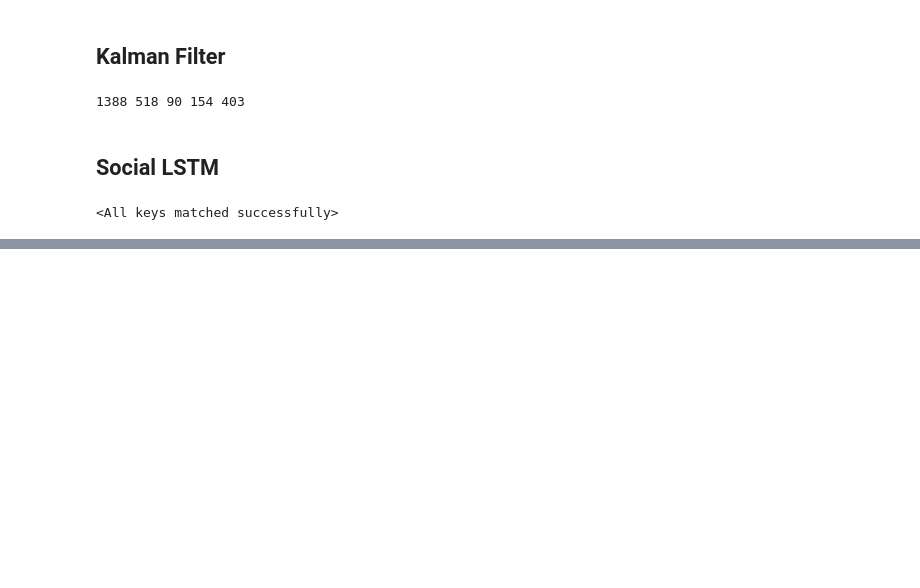
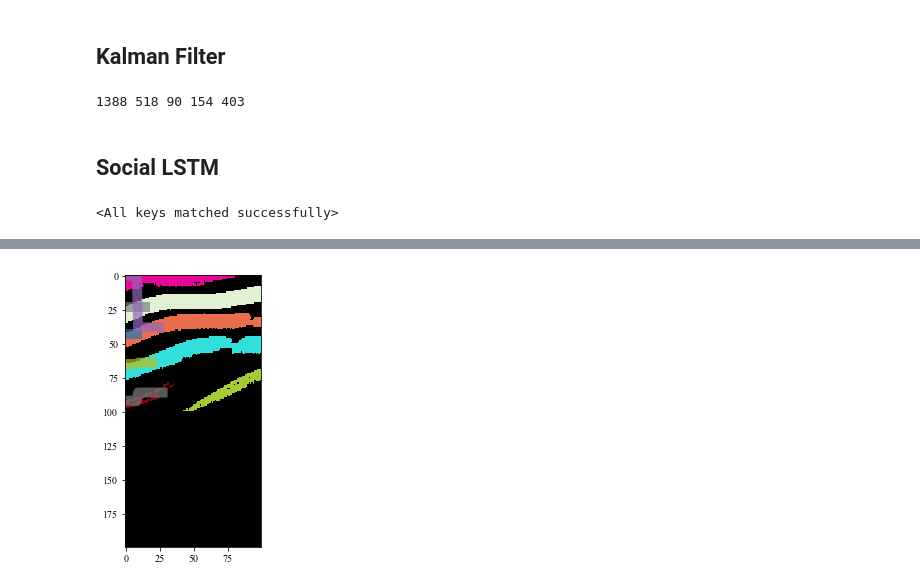
Before and after one commit to jksdbks123/Lidar-Tracker, a Jupyter notebook: ContextAware/DeepLearning/Evaluation2ndRevision.ipynb, the cells around one changed output, grey strips where cells are left out. Saved outputs shown, nothing was run; the diff lists cells and outputs as text; code cells hidden in the pictures; blank space fills up the shorter version.

```diff
--- a/ContextAware/DeepLearning/Evaluation2ndRevision.ipynb
+++ b/ContextAware/DeepLearning/Evaluation2ndRevision.ipynb
@@ -626 +649,7 @@ for frame_ind in tqdm(range(len(time_space_diagram_list))):
+# %%
+with torch.no_grad():
+    model.eval()
+    pred_distributions = model(input_positions, input_context)
+    predicted_pos = pred_distributions[0].cpu().numpy().flatten().argmax(axis=0)
+predicted_pos = float(predicted_pos)
 # %%
@@ -637,0 +718,7 @@ plt.show()
+# %%
+plt.figure(figsize=(6,5))
+plt.imshow(Labels, cmap= colormap, interpolation='none')
+for i,traj in enumerate(trajectories_):
+    t, x = zip(*traj)
+    plt.plot(t,x,label = f'pred_{i}', linewidth = 10,alpha = 0.7)
+plt.show()
@@ -637,0 +890,9 @@ plt.show()
+# %%
+plt.figure(figsize=(6,5))
+plt.imshow(Labels, cmap= colormap, interpolation='none')
+for i,traj in enumerate(trajectories_):
+    t, x = zip(*traj)
+    plt.plot(t,x,label = f'pred_{i}', linewidth = 10,alpha = 0.7)
+plt.show()
+# %% [output]
+[figure, added]
```
Also changed, not shown: parts of 8 cells of this notebook, 9 other files.
